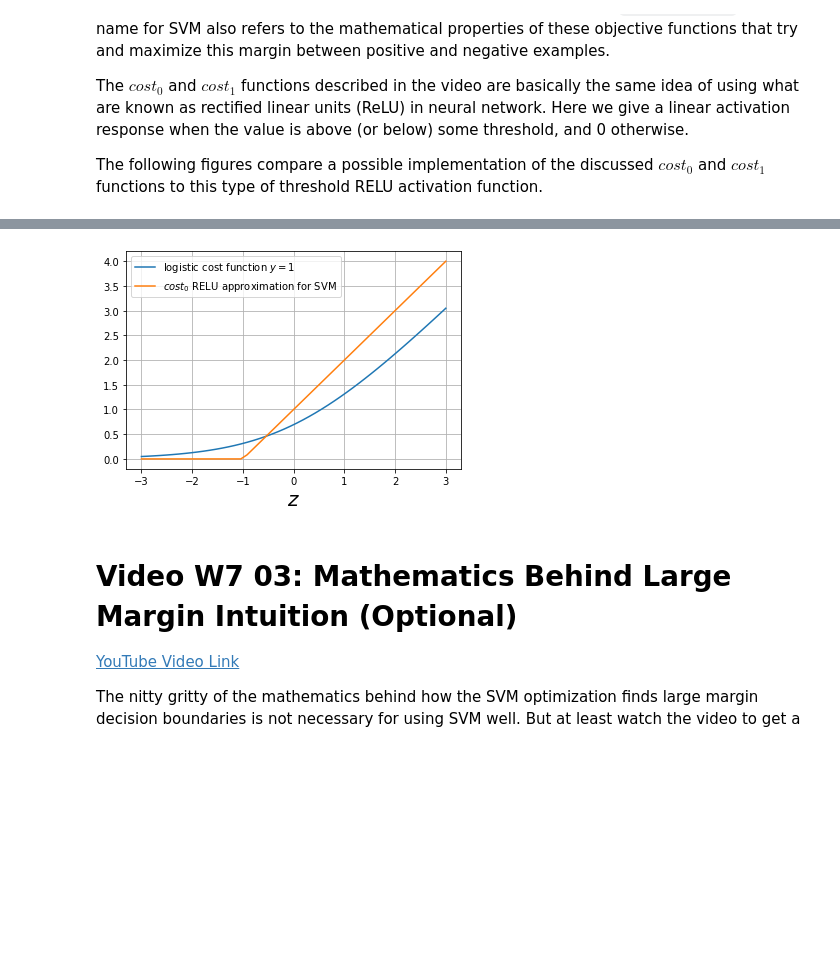
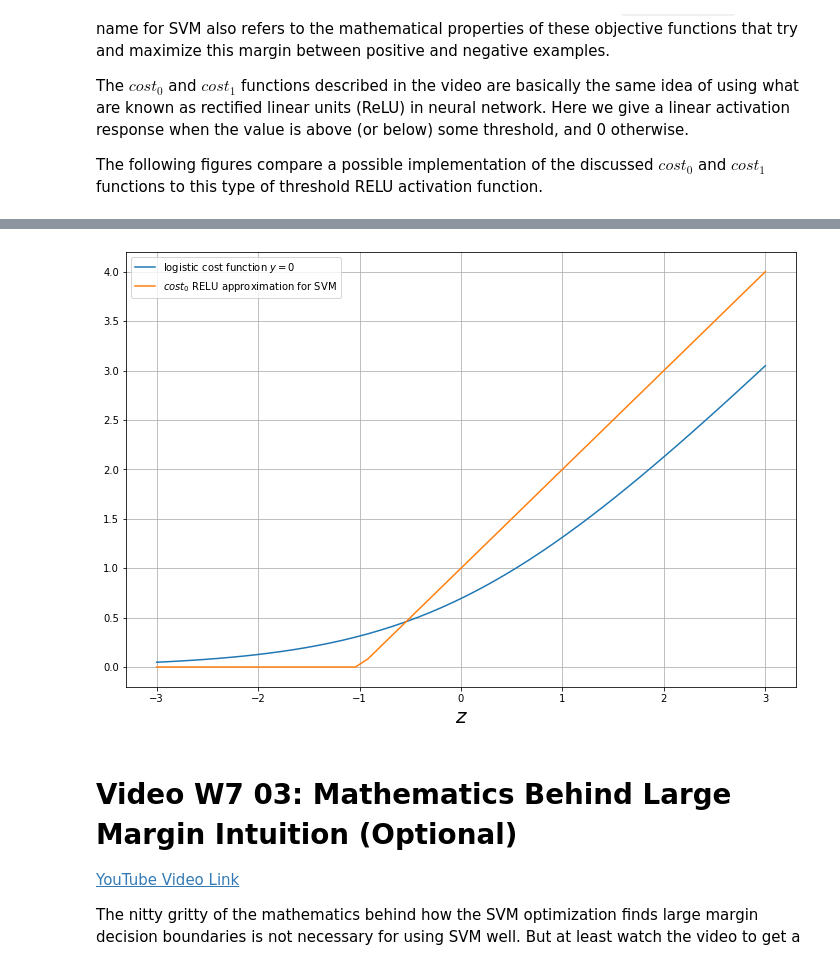
Before and after one commit to tgrasty/CSCI574-Machine-Learning, a Jupyter notebook: lectures/Lecture-07-Support-Vector-Machines.ipynb, the cells around one changed output, grey strips where cells are left out. Saved outputs shown, nothing was run; the diff lists cells and outputs as text; code cells hidden in the pictures; blank space fills up the shorter version.

```diff
--- a/lectures/Lecture-07-Support-Vector-Machines.ipynb
+++ b/lectures/Lecture-07-Support-Vector-Machines.ipynb
@@ -4,7 +4,8 @@ import matplotlib.pyplot as plt
 import pandas as pd
 import matplotlib
 %matplotlib inline
-matplotlib.rcParams['figure.figsize'] = (8, 6) # set default figure size, 8in by 6in
+# %%
+matplotlib.rcParams['figure.figsize'] = (12, 8) # set default figure size, 8in by 6in
 # %% [markdown]
 This week, you will be learning about the support vector machine (SVM) algorithm. SVMs are considered by many to be the most powerful 'black box' learning algorithm, and by posing a cleverly-chosen optimization objective, one of the most widely used learning algorithms today.
 # %% [markdown]
@@ -147,19 +148,19 @@ plt.legend();
 # %%
 z = np.linspace(-3.0, 3.0)
 y = -np.log( 1.0 - (1.0 / (1.0 + np.exp(-z))) )
 
-# logistic cost function, for y=1
+# logistic cost function, for y=0
 plt.figure()
-plt.plot(z, y, label='logistic cost function $y=1$')
+plt.plot(z, y, label='logistic cost function $y=0$')
 plt.xlabel('$z$', fontsize=20)
 plt.grid()
 
 # cost_1 function, RELU like
 y = cost_0(z)
 plt.plot(z, y, label='$cost_0$ RELU approximation for SVM')
 plt.legend();
 # %% [output]
-[figure, old version]
+[figure, new version]
 # %% [markdown]
 # Video W7 03: Mathematics Behind Large Margin Intuition (Optional)
 
```
Also changed, not shown: parts of 26 cells of this notebook.
